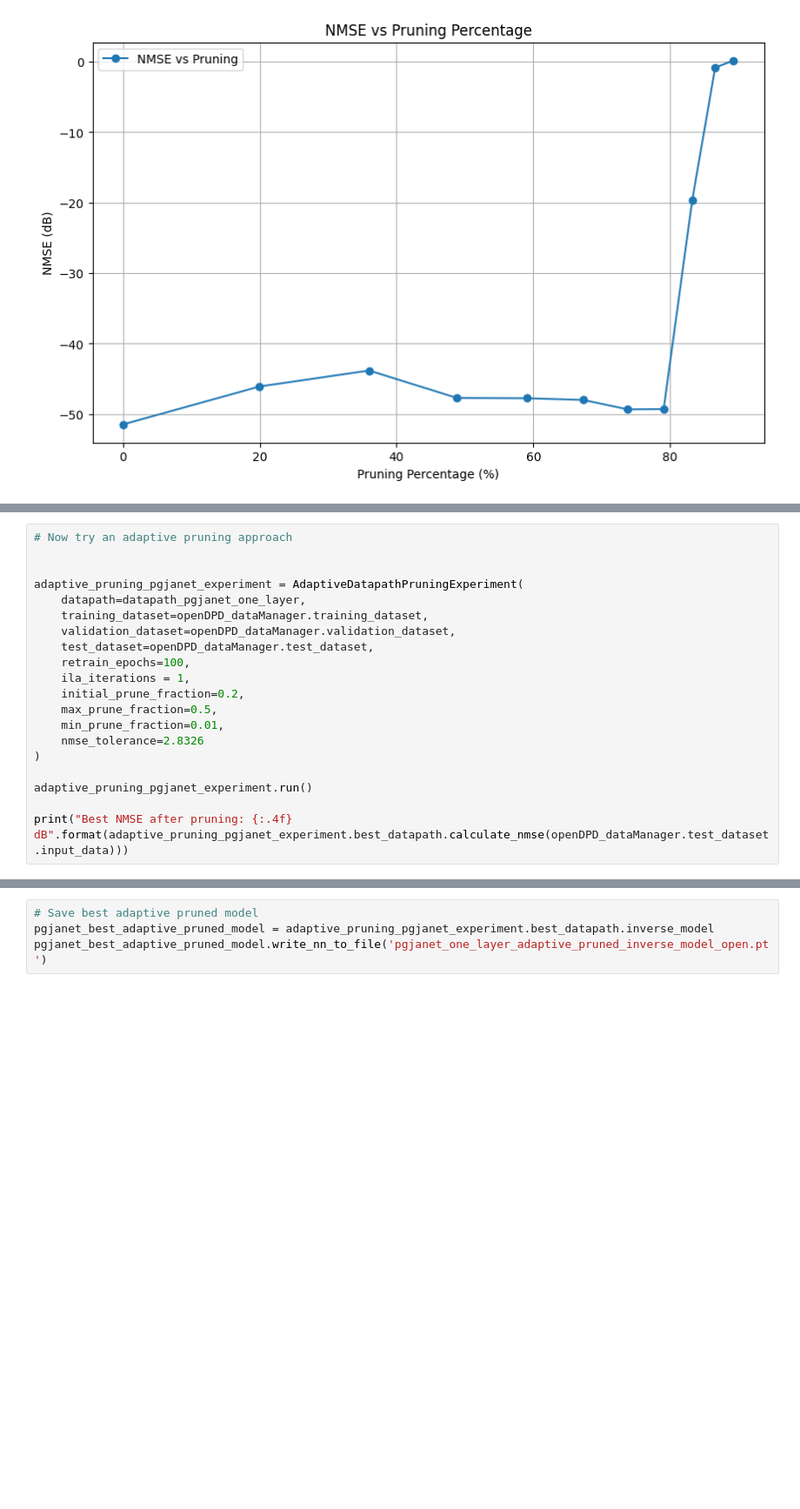
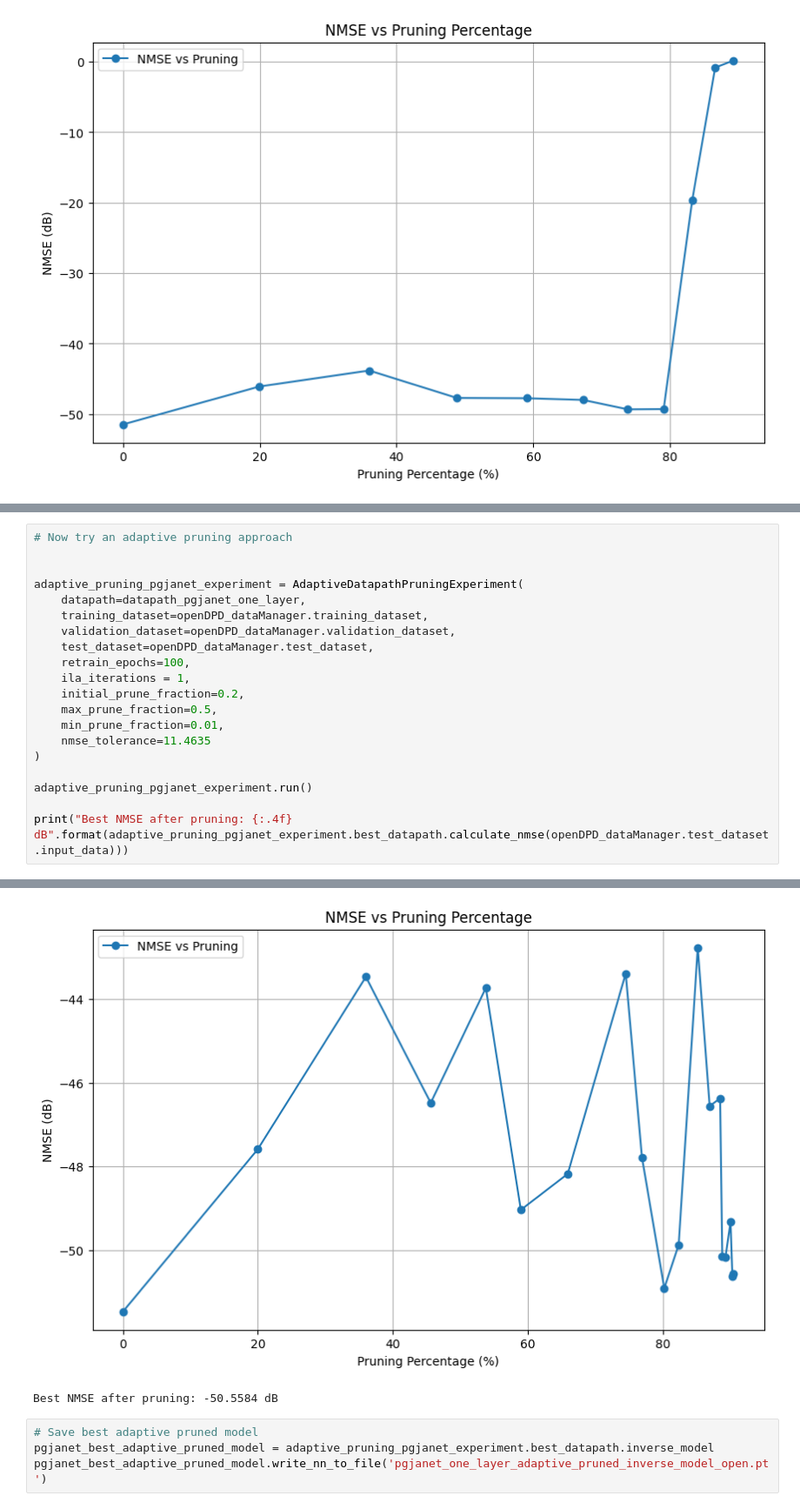
Before and after one commit to aquigney/sparseDPD, a Jupyter notebook: open_dpd_pruning/open_dpd_dataset_pruning.ipynb, the cells around one changed output, grey strips where cells are left out. Shown at 87% size. Drawn from its saved outputs; the diff is of its cells as text; blank space fills up the shorter version.

```diff
--- a/open_dpd_pruning/open_dpd_dataset_pruning.ipynb
+++ b/open_dpd_pruning/open_dpd_dataset_pruning.ipynb
@@ -334,7 +360,7 @@ adaptive_pruning_pgjanet_experiment = AdaptiveDatapathPruningExperiment(
     initial_prune_fraction=0.2,
     max_prune_fraction=0.5,
     min_prune_fraction=0.01,
-    nmse_tolerance=2.8326
+    nmse_tolerance=11.4635
 )
 
 adaptive_pruning_pgjanet_experiment.run()
@@ -361,3 +387,5 @@ Epoch  30/100  Loss=1.1724e-01  Valid Loss=1.8162e+02  LR=2.50e-04
+[figure, added]
+Best NMSE after pruning: -50.5584 dB
 # %%
 # Save best adaptive pruned model
 pgjanet_best_adaptive_pruned_model = adaptive_pruning_pgjanet_experiment.best_datapath.inverse_model
```
Also changed, not shown: parts of 13 cells of this notebook, 3 other files.
